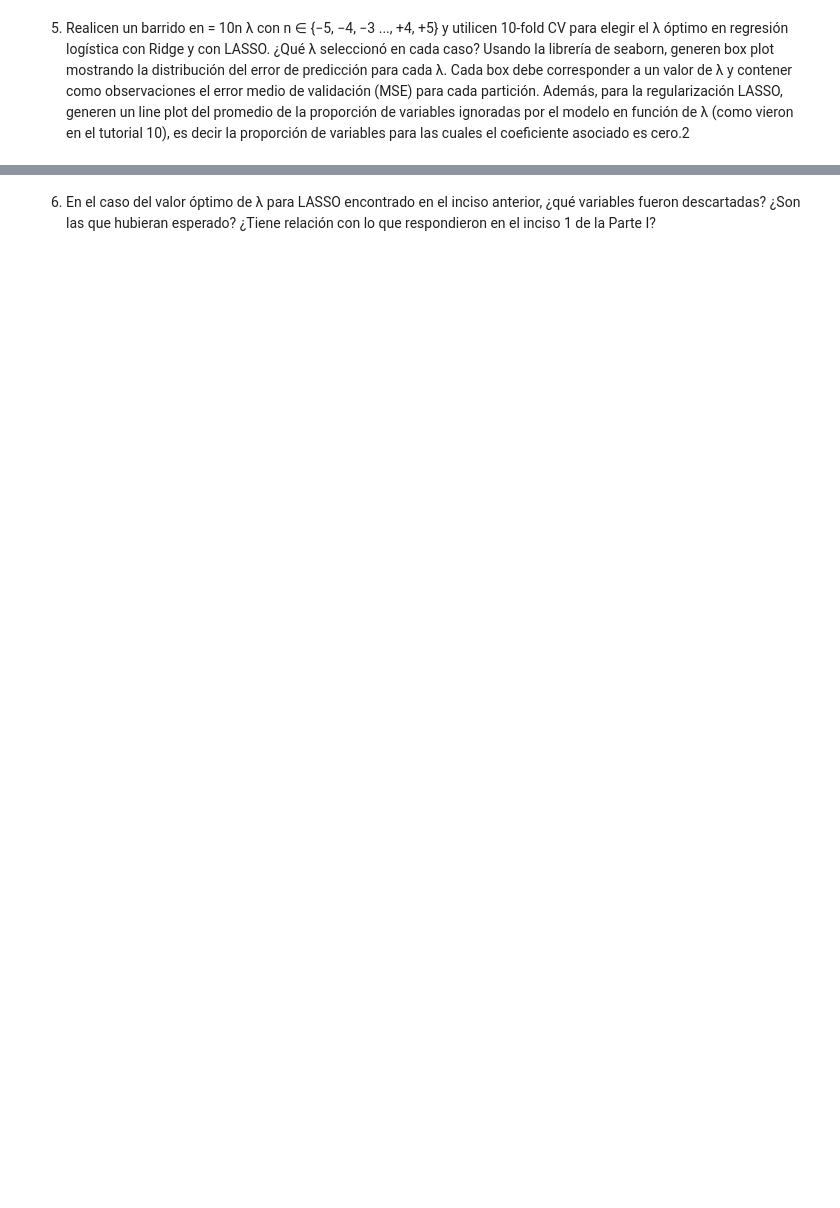
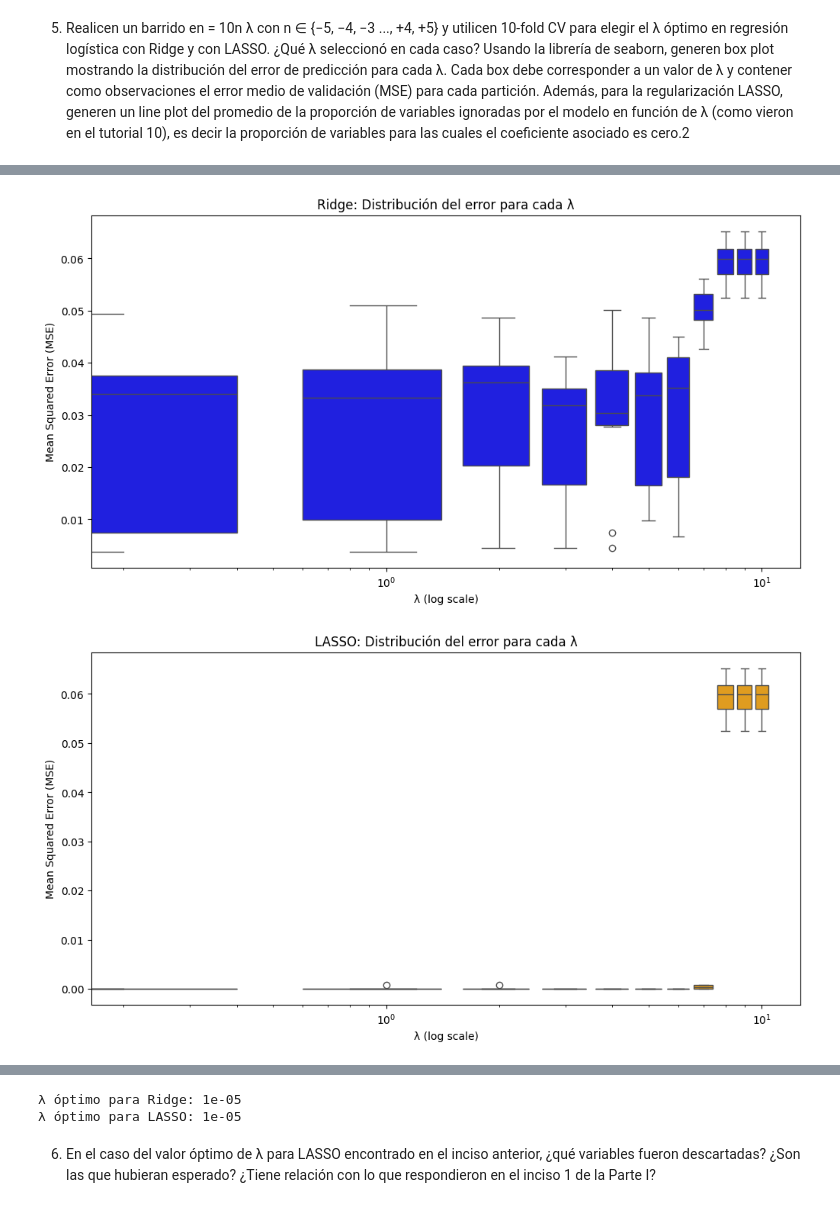
Before and after one commit to ReginaZasiekinDrittanti/T2-7-, a Jupyter notebook: TP4/TP4 codigo.ipynb, the cells around one changed output, grey strips where cells are left out. Cells and saved outputs as stored; diff of their text form; code cells hidden in the pictures; blank space fills up the shorter version.

```diff
--- a/TP4/TP4 codigo.ipynb
+++ b/TP4/TP4 codigo.ipynb
@@ -1271,3 +1346,9 @@ LASSO. ¿Qué λ seleccionó en cada caso? Usando la librería de seaborn, gener
 cada λ. Cada box debe corresponder a un valor de λ y contener como observaciones el error medio de validación (MSE) para cada partición.
 Además, para la regularización LASSO, generen un line plot del promedio de la proporción de variables ignoradas por el modelo en
 función de λ (como vieron en el tutorial 10), es decir la proporción de variables para las cuales el coeficiente asociado es cero.2
+# %%
+# Eliminar todas las columnas llamadas 'ix_men10'
+respondieron_new = respondieron_new.drop(columns=['ix_men10'], errors='ignore')
+
+# Verificar que las columnas fueron eliminadas
+print("Columnas restantes:", respondieron_new.columns)
@@ -1273,0 +1363,8 @@ función de λ (como vieron en el tutorial 10), es decir la proporción de varia
+# %%
+# Configuración
+lambdas = [10**n for n in range(-5, 6)]  # Barrido de λ
+kf = KFold(n_splits=10, shuffle=True, random_state=42)  # Validación cruzada
+
+# Datos: ajusta X e y con tus variables
+X = respondieron_new.drop(columns=['estado_Desocupado'])  # Variables independientes
+y = respondieron_new['estado_Desocupado']  # Variable dependiente
@@ -1273,0 +1413,34 @@ función de λ (como vieron en el tutorial 10), es decir la proporción de varia
+# %%
+# Crear DataFrames para gráficos
+ridge_df = pd.DataFrame([(alpha, error) for alpha, errors in ridge_results for error in errors], columns=['Lambda', 'MSE'])
+lasso_df = pd.DataFrame([(alpha, error) for alpha, errors in lasso_results for error in errors], columns=['Lambda', 'MSE'])
+lasso_zero_df = pd.DataFrame(lasso_zero_proportions, columns=['Lambda', 'Zero Proportion'])
+# %%
+# Boxplot para Ridge
+plt.figure(figsize=(12, 6))
+sns.boxplot(data=ridge_df, x='Lambda', y='MSE', color='blue')
+plt.xscale('log')
+plt.title('Ridge: Distribución del error para cada λ')
+plt.xlabel('λ (log scale)')
+plt.ylabel('Mean Squared Error (MSE)')
+plt.show()
+
+# Boxplot para LASSO
+plt.figure(figsize=(12, 6))
+sns.boxplot(data=lasso_df, x='Lambda', y='MSE', color='orange')
+plt.xscale('log')
+plt.title('LASSO: Distribución del error para cada λ')
+plt.xlabel('λ (log scale)')
+plt.ylabel('Mean Squared Error (MSE)')
+plt.show()
+
+plt.figure(figsize=(10, 6))
+sns.lineplot(data=lasso_zero_df, x='Lambda', y='Zero Proportion', marker='o', color='red')
+plt.xscale('log')
+plt.title('LASSO: Proporción de variables ignoradas por λ')
+plt.xlabel('λ (log scale)')
+plt.ylabel('Proporción de coeficientes cero')
+plt.show()
+# %% [output]
+[figure, added]
+[figure, added]
@@ -1274,3 +1448,13 @@ función de λ (como vieron en el tutorial 10), es decir la proporción de varia
+# %%
+# Seleccionar el mejor λ
+ridge_optimal_lambda = min(ridge_results, key=lambda x: np.mean(x[1]))[0]
+lasso_optimal_lambda = min(lasso_results, key=lambda x: np.mean(x[1]))[0]
+
+print(f'λ óptimo para Ridge: {ridge_optimal_lambda}')
+print(f'λ óptimo para LASSO: {lasso_optimal_lambda}')
+# %% [output]
+λ óptimo para Ridge: 1e-05
+λ óptimo para LASSO: 1e-05
 # %% [markdown]
 6. En el caso del valor óptimo de λ para LASSO encontrado en el inciso anterior, ¿qué variables fueron descartadas? ¿Son las que hubieran
 esperado? ¿Tiene relación con lo que respondieron en el inciso 1 de la Parte I?
```
Also changed, not shown: parts of 23 cells of this notebook, 1 other file.
